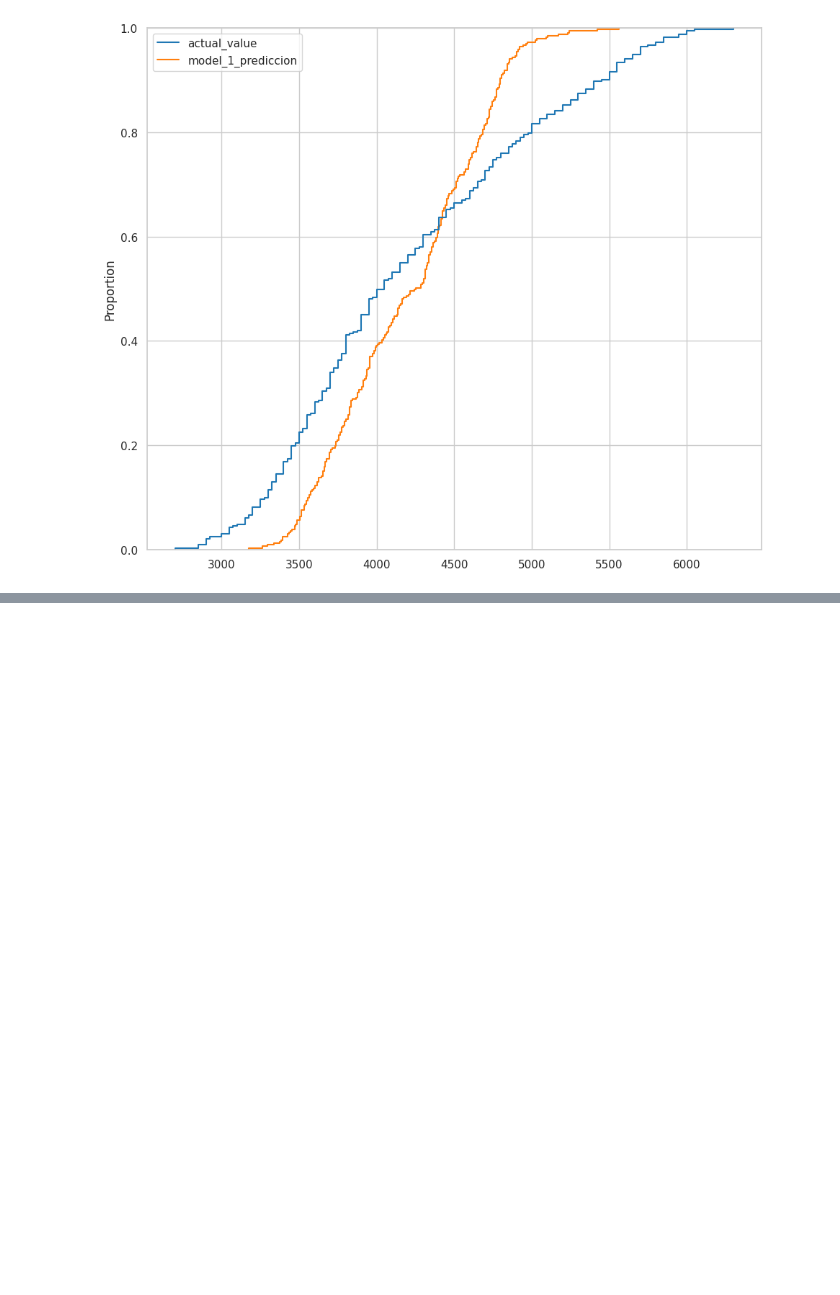
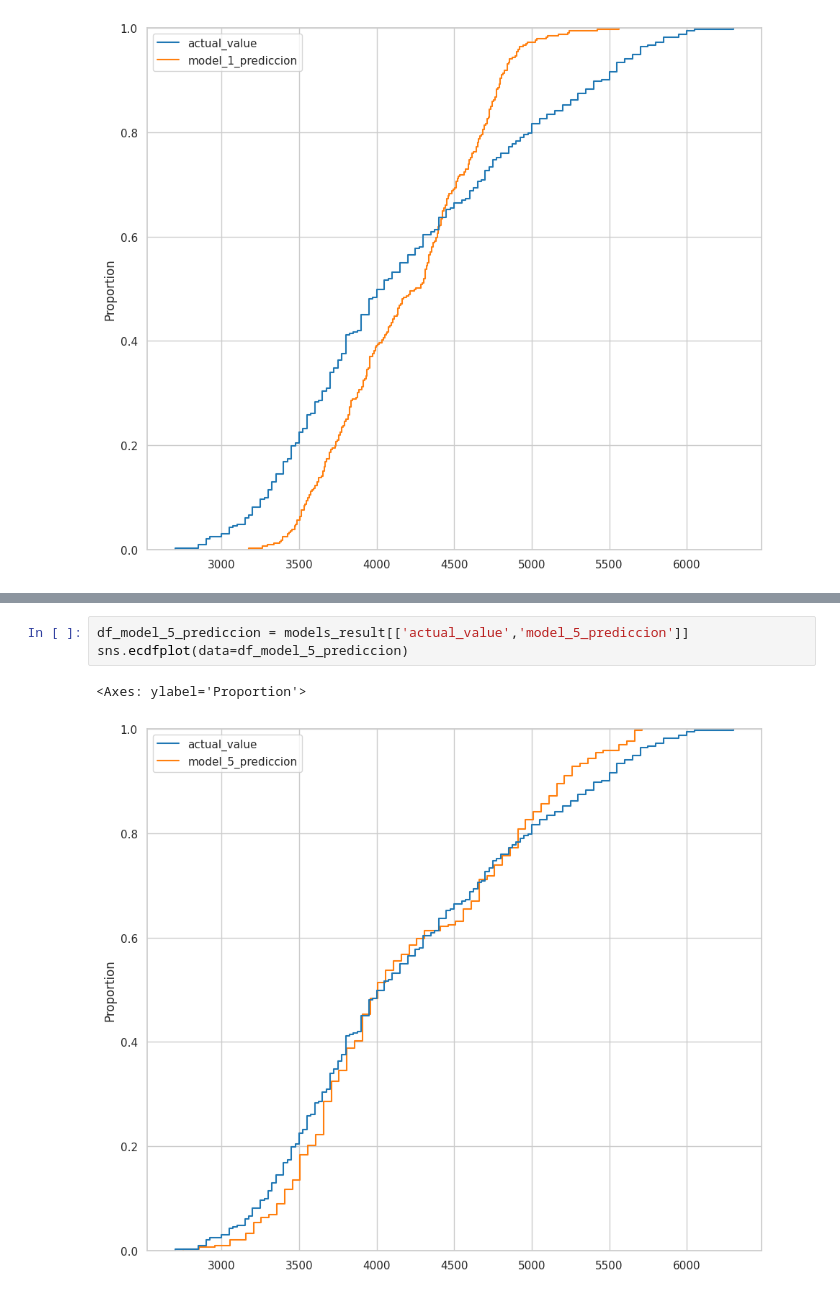
Before and after one commit to cesarmayta/BOOTCAMP_DSG1, a Jupyter notebook: dia2/05_regresion_lineal_multiple.ipynb, the cells around one changed output, grey strips where cells are left out. Cells and saved outputs as stored; diff of their text form; blank space fills up the shorter version.

```diff
--- a/dia2/05_regresion_lineal_multiple.ipynb
+++ b/dia2/05_regresion_lineal_multiple.ipynb
@@ -311,0 +330,6 @@ sns.ecdfplot(data=df_model_1_prediccion)
+# %%
+df_model_5_prediccion = models_result[['actual_value','model_5_prediccion']]
+sns.ecdfplot(data=df_model_5_prediccion)
+# %% [output]
+<Axes: ylabel='Proportion'>
+[figure, added]
```
Also changed, not shown: parts of 8 cells of this notebook.
